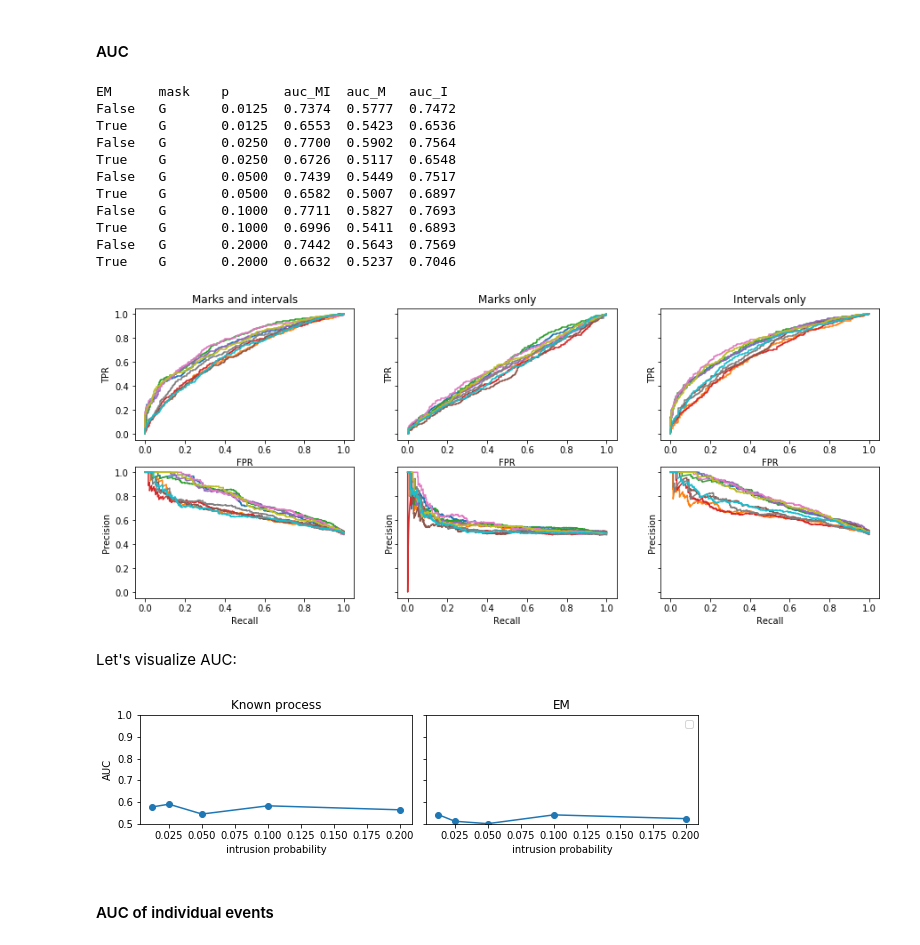
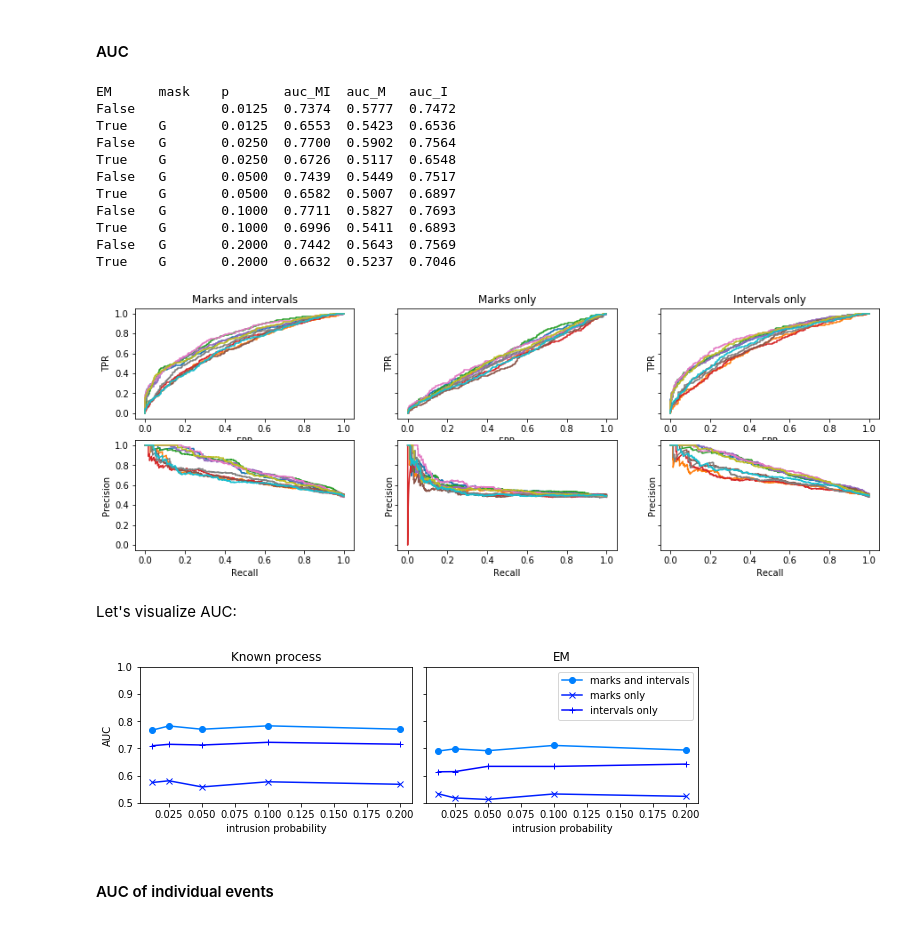
Before and after one commit to dtolpin/irp-case-studies, a Jupyter notebook: notebooks/experiments.ipynb, the cells around one changed output. Saved outputs shown, nothing was run; the diff lists cells and outputs as text; code cells hidden in the pictures.

Commit message:
synthetic done

```diff
--- a/notebooks/experiments.ipynb
+++ b/notebooks/experiments.ipynb
@@ -331,9 +328,9 @@ for j, mask in enumerate(["", "F", "G"]):
         sps[i, j].set_ylim(0, 0.8)
     for (i, em) in enumerate(["False", "True"]):
         ys = numpy.array([curves[em + mask][p] for p in ps])
-        sps[i, j].errorbar(xs, ys[:, 0], yerr=ys[:, 2], marker='o', capsize=4, label="intrusion", color=[0, 0.7, 1])
-        sps[i, j].errorbar(xs, ys[:, 1], yerr=ys[:, 3], marker='x', capsize=4, label="no intrusion", color=[1, 0.7, 0])
-    handles, labels = spem.get_legend_handles_labels()
+        sps[i, j].errorbar(xs, ys[:, 0], yerr=ys[:, 2], marker='o', capsize=4, label="intrusion", color=[0, 0.5, 1])
+        sps[i, j].errorbar(xs, ys[:, 1], yerr=ys[:, 3], marker='x', capsize=4, label="no intrusion", color=[1, 0.5, 0])
+    handles, labels = sps[0, 2].get_legend_handles_labels()
 sps[0, 2].legend(handles, labels)
 # f_s_aas.savefig('../figures/synthetic-alert-score.pdf')
 # %% [output]
@@ -353,7 +350,7 @@ print("EM\tmask\tp\tauc_MI\tauc_M\tauc_I")
 pcurves = {}
 f, sp = plt.subplots(2, 3, sharey=True)
 f.set_figwidth(15)
-f.set_figheight(6)
+f.set_figheight(5)
 sp[0, 0].set_title("Marks and intervals")
 sp[0, 1].set_title("Marks only")
 sp[0, 2].set_title("Intervals only")
@@ -367,58 +364,58 @@ for ds in DATASETS:
         print("{}\t{}\t{:.4f}"
                   .format(EM, mask, ds["p"]), end="")
         for j, mask in enumerate(["", "F", "G"]):
             key = str(EM) + mask
             fpr, tpr, thresholds = metrics.roc_curve(ds["Z"].sum(axis=1) > 0,
                                                      ds["P" + key],
                                                      pos_label=True)
             precision, recall, thresholds = metrics.precision_recall_curve(
                                                      ds["Z"].sum(axis=1) > 0,
                                                      ds["P" + key],
                                                      pos_label=True)
             sp[0, j].plot(fpr, tpr)
             sp[1, j].plot(recall, precision)
             auc = metrics.auc(fpr, tpr)
             if key not in pcurves:
                 pcurves[key] = {}
             pcurves[key][ds["p"]] = auc
             print("\t{:.4f}".format( auc), end="")
         print()
 # %% [output]
 EM      mask    p       auc_MI  auc_M   auc_I
-False   G       0.0125  0.7374  0.5777  0.7472
+False           0.0125  0.7374  0.5777  0.7472
 True    G       0.0125  0.6553  0.5423  0.6536
 False   G       0.0250  0.7700  0.5902  0.7564
 True    G       0.0250  0.6726  0.5117  0.6548
 False   G       0.0500  0.7439  0.5449  0.7517
 True    G       0.0500  0.6582  0.5007  0.6897
 False   G       0.1000  0.7711  0.5827  0.7693
 True    G       0.1000  0.6996  0.5411  0.6893
 False   G       0.2000  0.7442  0.5643  0.7569
 True    G       0.2000  0.6632  0.5237  0.7046
-[figure, old version]
+[figure, new version]
 # %% [markdown]
 Let's visualize AUC:
 # %%
 xs = ps
-f_s_pauc, (spnoem, spem) = plt.subplots(1, 2, sharey=True)
-f_s_pauc.subplots_adjust(wspace=0.05)
+f_s_pauc, sps = plt.subplots(1, 2, sharex=True, sharey=True)
+f_s_pauc.subplots_adjust(wspace=0.05, hspace=0.05)
 f_s_pauc.set_figwidth(10)
-f_s_pauc.set_figheight(2)
-spnoem.set_title("Known process")
-spem.set_title("EM")
-spnoem.set_ylabel("AUC")
-for sp in [spnoem, spem]:
-    sp.set_xlabel("intrusion probability")
-    sp.set_ylim(0.5, 1)
-    sp.axhline(y=0.5, color='black', lw=1, ls='dashed')
-for (em, sp) in [(False, spnoem), (True, spem)]:
-    ys = numpy.array([pcurves[str(em) + "F"][p] for p in ps])
-    sp.plot(xs, ys, marker='o')
-handles, labels = spem.get_legend_handles_labels()
-spem.legend(handles, labels)
-f_s_pauc.savefig("../figures/synthetic-auc-per-log.pdf")
+f_s_pauc.set_figheight(2.5)
+sps[0].set_title("Known process")
+sps[1].set_title("EM")
+sps[0].set_ylabel("AUC")
+for i in range(2):
+    sps[i].set_ylim(0.5, 1.)
+    sps[i].set_xlabel("intrusion probability")
+for j, (label, mask) in enumerate([("marks and intervals", ""), ("marks only", "F"), ("intervals only", "G")]):
+    for (i, em) in enumerate(["False", "True"]):
+        ys = numpy.array([pcurves[em + mask][p] for p in ps])
+        sps[i].plot(xs, ys, label=label, marker=['o', 'x', '+'][j], color = [x**(2*j + 1) for x in [0, 0.5, 1]])
+    handles, labels = sps[1].get_legend_handles_labels()
+sps[1].legend(handles, labels)
+# f_s_pauc.savefig("../figures/synthetic-auc-per-entry.pdf")
 # %% [output]
-[figure, old version]
+[figure, new version]
 # %% [markdown]
 #### AUC of individual events
 # %%
```
Also changed, not shown: parts of 6 cells of this notebook, 3 other files.
